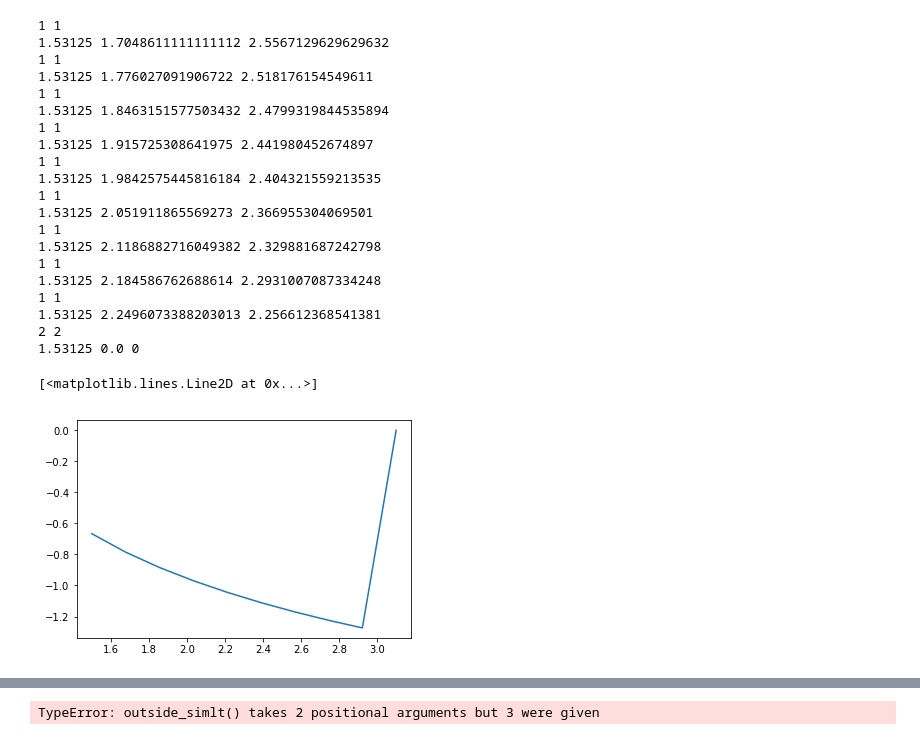
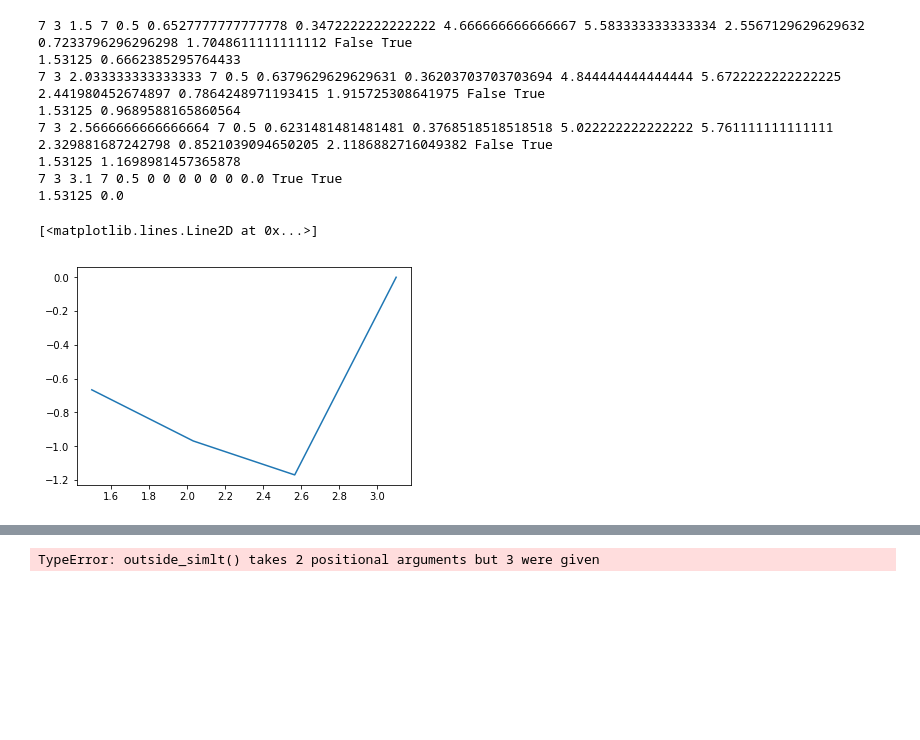
Before and after one commit to ericschulman/health_bargains, a Jupyter notebook: numerical.ipynb, the cells around one changed output, grey strips where cells are left out. Saved outputs shown, nothing was run; the diff lists cells and outputs as text; code cells hidden in the pictures; blank space fills up the shorter version.

```diff
--- a/numerical.ipynb
+++ b/numerical.ipynb
@@ -103,30 +117,19 @@ local monop 0.6666666666666666 5.0
 # %%
 COST = 3
 LIST = 7
+MU = .5
 
-plt.plot([i for i in np.linspace(1.5,3.1,num=10)],
-         [nash_in_nash(i, LIST, .5, .5, COST,LIST, outside_simlt(COST,LIST))
-                                                          for i in np.linspace(1.5,3.1,num=10)])
+plt.plot([i for i in np.linspace(1.5,3.1,num=4)],
+         [nash_in_nash(i, LIST, MU, MU, COST,LIST, outside_simlt(COST,LIST))
+                                                          for i in np.linspace(1.5,3.1,num=4)])
 # %% [output]
-1 1
-1.53125 1.7048611111111112 2.5567129629629632
-1 1
-1.53125 1.776027091906722 2.518176154549611
-1 1
-1.53125 1.8463151577503432 2.4799319844535894
-1 1
-1.53125 1.915725308641975 2.441980452674897
-1 1
-1.53125 1.9842575445816184 2.404321559213535
-1 1
-1.53125 2.051911865569273 2.366955304069501
-1 1
-1.53125 2.1186882716049382 2.329881687242798
-1 1
-1.53125 2.184586762688614 2.2931007087334248
-1 1
-1.53125 2.2496073388203013 2.256612368541381
-2 2
-1.53125 0.0 0
+7 3 1.5 7 0.5 0.6527777777777778 0.3472222222222222 4.666666666666667 5.583333333333334 2.5567129629629632 0.7233796296296298 1.7048611111111112 False True
+1.53125 0.6662385295764433
+7 3 2.033333333333333 7 0.5 0.6379629629629631 0.36203703703703694 4.844444444444444 5.6722222222222225 2.441980452674897 0.7864248971193415 1.915725308641975 False True
+1.53125 0.9689588165860564
+7 3 2.5666666666666664 7 0.5 0.6231481481481481 0.3768518518518518 5.022222222222222 5.761111111111111 2.329881687242798 0.8521039094650205 2.1186882716049382 False True
+1.53125 1.1698981457365878
+7 3 3.1 7 0.5 0 0 0 0 0 0 0.0 True True
+1.53125 0.0
 [<matplotlib.lines.Line2D at 0x...>]
-[figure, old version]
+[figure, new version]
```
Also changed, not shown: parts of 3 cells of this notebook, 1 other file.
